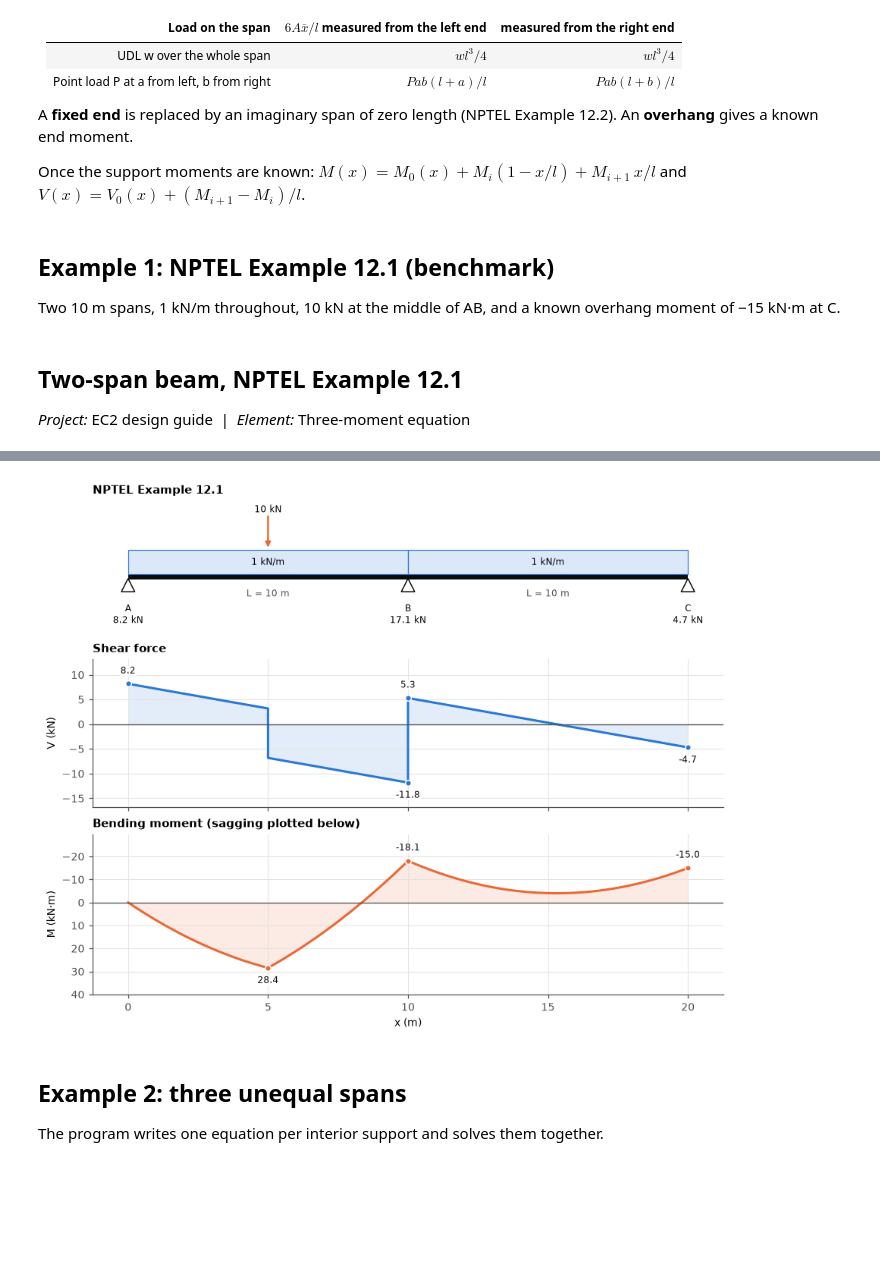
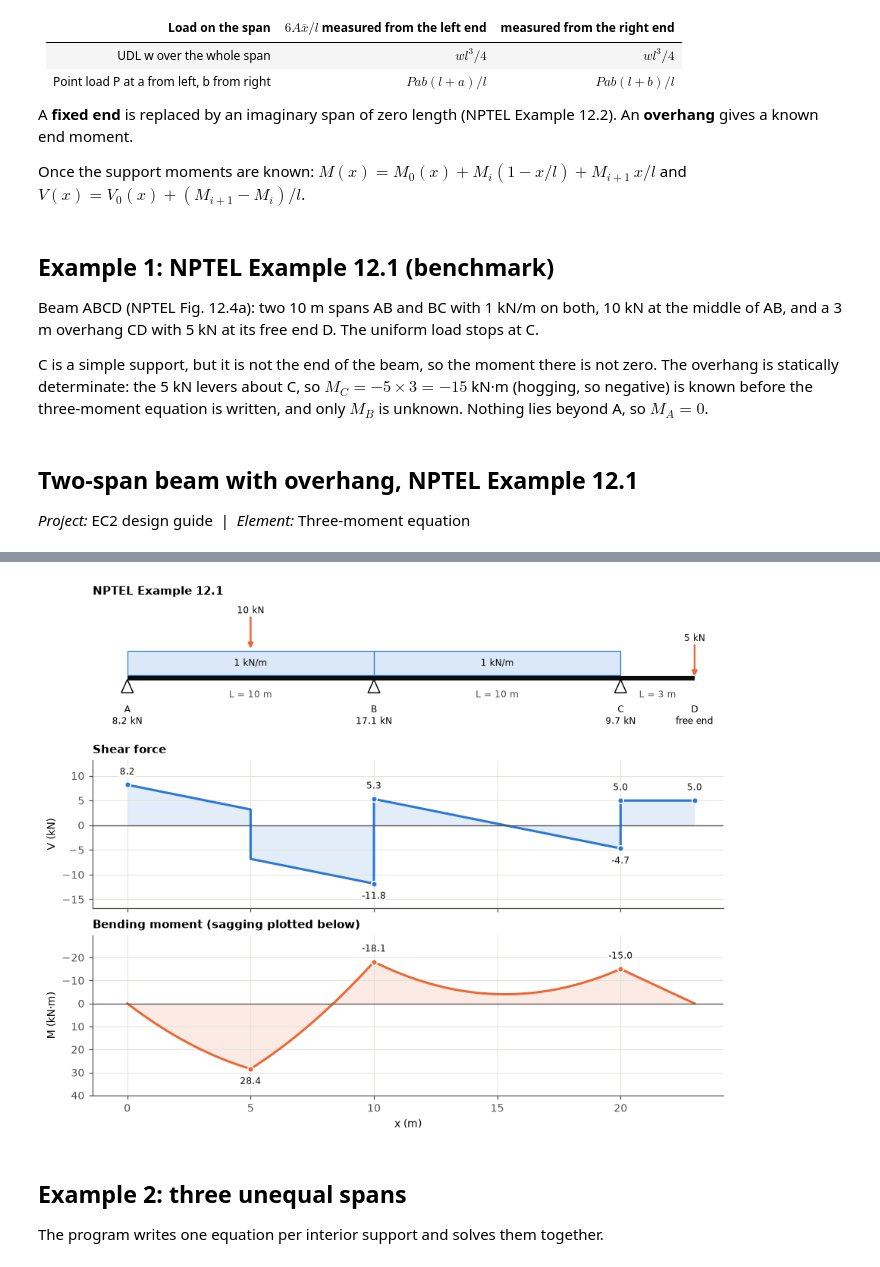
Before and after one commit to gwilldan/Concrete-Design-EC2, a Jupyter notebook: 01_Structural_Analysis/1.2_Indeterminate_three_moment_equation.ipynb, the cells around one changed output, grey strips where cells are left out. Drawn from its saved outputs; the diff is of its cells as text; code cells hidden in the pictures; blank space fills up the shorter version.

```diff
--- a/01_Structural_Analysis/1.2_Indeterminate_three_moment_equation.ipynb
+++ b/01_Structural_Analysis/1.2_Indeterminate_three_moment_equation.ipynb
@@ -29,10 +29,17 @@ Once the support moments are known: $M(x) = M_0(x) + M_i(1 - x/l) + M_{i+1}\,x/l
 # %% [markdown]
 ## Example 1: NPTEL Example 12.1 (benchmark)
 
-Two 10 m spans, 1 kN/m throughout, 10 kN at the middle of AB, and a known overhang moment of −15 kN·m at C.
+Beam ABCD (NPTEL Fig. 12.4a): two 10 m spans AB and BC with 1 kN/m on both, 10 kN at the middle of AB,
+and a 3 m overhang CD with 5 kN at its free end D. The uniform load stops at C.
+
+C is a simple support, but it is not the end of the beam, so the moment there is not zero. The overhang is
+statically determinate: the 5 kN levers about C, so $M_C = -5 \times 3 = -15$ kN·m (hogging, so negative) is known
+before the three-moment equation is written, and only $M_B$ is unknown. Nothing lies beyond A, so $M_A = 0$.
 # %%
-s = Sheet("Two-span beam, NPTEL Example 12.1", element="Three-moment equation")
-s.let("l", 10, "m"); s.let("w", 1, "kN/m"); s.let("P", 10, "kN"); s.let("M_C", -15, "kN·m", "Overhang moment at C")
+s = Sheet("Two-span beam with overhang, NPTEL Example 12.1", element="Three-moment equation")
+s.let("l", 10, "m"); s.let("w", 1, "kN/m"); s.let("P", 10, "kN")
+s.let("a_CD", 3, "m", "Overhang CD", "NPTEL Fig. 12.4a"); s.let("P_D", 5, "kN", "Load at the free end D", "NPTEL Fig. 12.4a")
+s.calc("M_C", "-P_D*a_CD", "kN·m", "Statics of overhang CD", "Hogging at C, so negative")
 s.calc("T_1", "w*l**3/4", "", "Load table", "UDL term, each span")
 s.calc("T_2", "P*(l/2)*(l/2)*(l + l/2)/l", "", "Load table", "Point load term, span AB")
 s.calc("M_B", "(-T_1 - T_2 - T_1 - M_C*l)/(2*(l + l))", "kN·m", "NPTEL L12, M_A = 0")
@@ -41,13 +48,16 @@ s.verdict(abs(s["M_B"] + 18.125) < 1e-9, "matches the published support moment")
 s.calc("R_A", "w*l/2 + P/2 + M_B/l", "kN", "Equilibrium of AB")
 s.calc("R_BL", "w*l + P - R_A", "kN", "Equilibrium of AB")
 s.calc("R_BR", "w*l/2 + (M_C - M_B)/l", "kN", "Equilibrium of BC")
-s.calc("R_C", "w*l - R_BR", "kN", "Equilibrium of BC")
-s.note("NPTEL prints R_C = 4.7125 kN, but R_BR + R_C must equal the 10 kN on the span, so 4.6875 kN is correct.")
+s.calc("R_CL", "w*l - R_BR", "kN", "Equilibrium of BC", "Share of R_C from span BC")
+s.calc("R_C", "R_CL + P_D", "kN", "Vertical equilibrium at C", "Span BC share plus the overhang load")
+s.note("NPTEL prints 4.7125 kN for the span BC share, but R_BR + R_CL must equal the 10 kN on the span, so 4.6875 kN is correct. Support C also carries the 5 kN from the overhang (the step at C in NPTEL Fig. 12.4d).")
+cb = ContinuousBeam([Span(10, [UDL(1), Point(10, 5)]), Span(10, [UDL(1)])], overhang_right=Span(3, [Point(5, 3)]))
+cb.three_moment(); cb.diagrams()
+s.verdict(abs(cb.R[2] - s["R_C"]) < 1e-9, "the program gives the same R_C, overhang included")
 s.show("Hand solution")
-cb = ContinuousBeam([Span(10, [UDL(1), Point(10, 5)]), Span(10, [UDL(1)])], right=-15)
-cb.three_moment(); cb.diagrams(); P.continuous(cb, "NPTEL Example 12.1")
+P.continuous(cb, "NPTEL Example 12.1")
 # %% [output]
-## Two-span beam, NPTEL Example 12.1
+## Two-span beam with overhang, NPTEL Example 12.1
 
 *Project:* EC2 design guide &nbsp;|&nbsp; *Element:* Three-moment equation
 ### Hand solution
@@ -71,4 +85,4 @@ cb.three_moment(); cb.diagrams(); P.continuous(cb, "NPTEL Example 12.1")
-[figure, old version]
+[figure, new version]
 # %% [markdown]
 ## Example 2: three unequal spans
 
```
Also changed, not shown: parts of 1 cell of this notebook, 4 other files.
